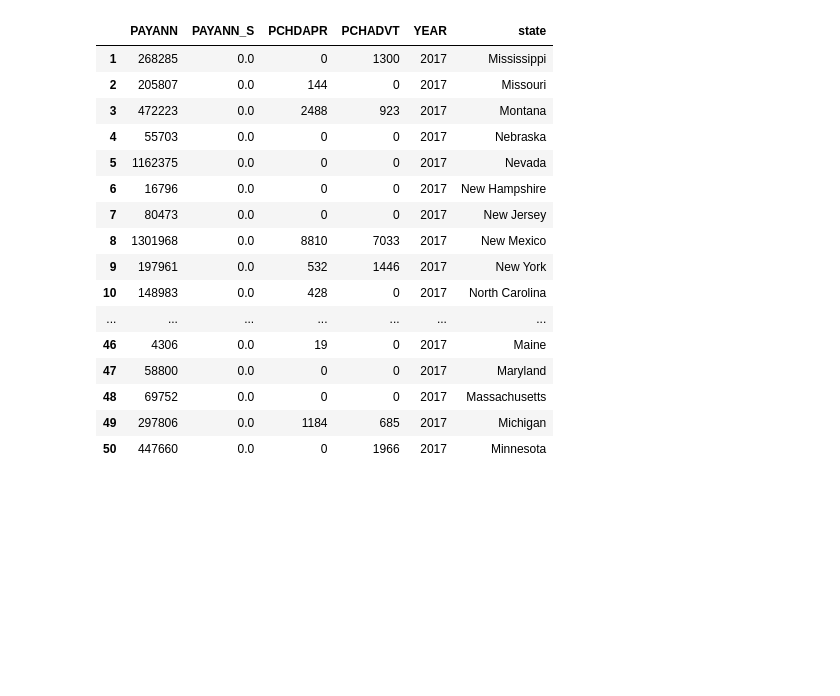
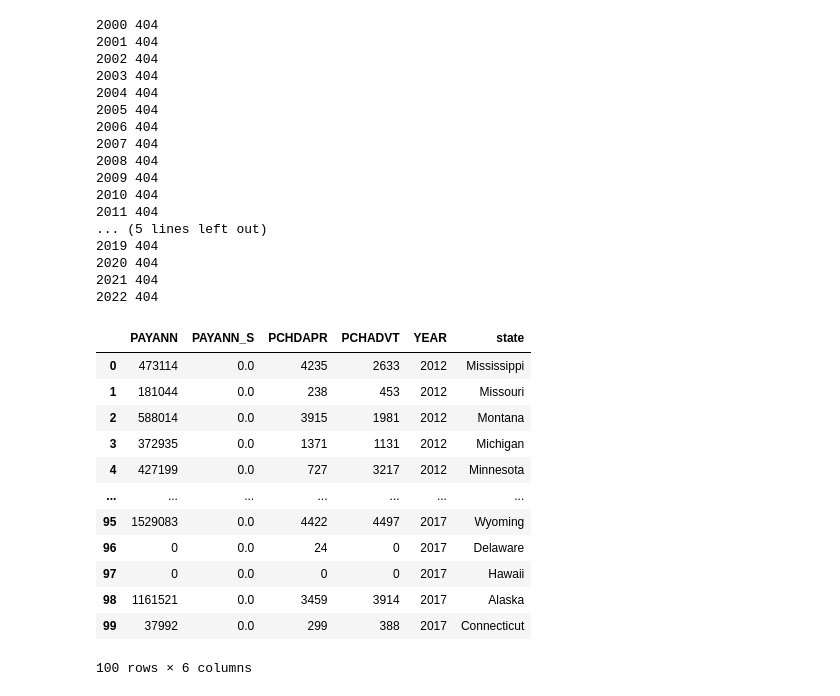
Before and after one commit to kaiwenh4/Stat170-Project, a Jupyter notebook: census_Bureau/collect_data.ipynb, the cells around one changed output. Cells and saved outputs as stored; diff of their text form; code cells hidden in the pictures; blank space fills up the shorter version.

Commit message:
collect all the data we want

```diff
--- a/census_Bureau/collect_data.ipynb
+++ b/census_Bureau/collect_data.ipynb
@@ -57,8 +88,4 @@ result
 # %%
-fields = ','.join(['PCTPOV','PCTUNRELPOV','POP','POV','RACE'])
-url = f"https://api.census.gov/data/timeseries/poverty/histpov2?get={fields}&time=2000"
-content = requests.get(url).json()
-
 """
 PCTPOV:	All People!!Below Poverty Level!!Percent
 PCTUNRELPOV:	People in Families!!Unrelated Individuals!!Below Poverty Level!!Percent
@@ -79,5 +106,24 @@ RACE
     12. Hispanic (of any race)
 """
 
-content
+race = {'1': 'All Races',
+    '2': 'White Alone',
+    '3': 'White',
+    '4': 'White Alone, Not Hispanic',
+    '5': 'White, Not Hispanic',
+    '6': 'Black Alone or in Combination',
+    '7': 'Black Alone',
+    '8': 'Black',
+    '9': 'Asian Alone or in Combination',
+    '10': 'Asian Alone',
+    '11': 'Asian and Pacific Islander',
+    '12': 'Hispanic (of any race)'}
+fields = ','.join(['PCTPOV','PCTUNRELPOV','POP','POV','RACE'])
+url = "https://api.census.gov/data/timeseries/poverty/histpov2?get={fields}&time={year}"
+df1 = crawl_data(url, fields)
+temp = []
+for i in df1['RACE']:
+    temp.append(race[i])
+df1['RACE'] = temp
+df1
 # %% [output]
@@ -91,41 +145,60 @@ content
 # %%
-fields = ','.join(['PAYANN','PAYANN_S','PCHDAPR','PCHADVT','YEAR'])
-url = f"https://api.census.gov/data/2017/ecnbasic?get={fields}&for=state:*"
-content = requests.get(url)
+
 
 """
 PAYANN	年薪（1,000 美元）
 PAYANN_S	年薪相对标准误（%）
 PCHDAPR	数据处理和其他购买的计算机服务（1,000 美元）
 PCHADVT	广告和促销服务（1,000 美元）
 YEAR	Year
 """
+'''
 result = pd.DataFrame(content.json(),columns = content.json()[0])[1:]
 
 d = {}
 for state_name,code in state.values:
     d[code]=state_name
 temp = []
 for i in result['state']:
     temp.append(d[i])
 result['state'] = temp
 
 result
+'''
+fields = ','.join(['PAYANN','PAYANN_S','PCHDAPR','PCHADVT','YEAR'])
+url = "https://api.census.gov/data/{year}/ecnbasic?get={fields}&for=state:*"
+
+df2 = crawl_data(url,fields)
+convert_state(df2)
+df2
 # %% [output]
+2000 404
+2001 404
+2002 404
+2003 404
+2004 404
+2005 404
+2006 404
+2007 404
+2008 404
+2009 404
+2010 404
+2011 404
+... (5 lines left out)
+2019 404
+2020 404
+2021 404
+2022 404
 |  | PAYANN | PAYANN_S | PCHDAPR | PCHADVT | YEAR | state |
-| 1 | 268285 | 0.0 | 0 | 1300 | 2017 | Mississippi |
-| 2 | 205807 | 0.0 | 144 | 0 | 2017 | Missouri |
-| 3 | 472223 | 0.0 | 2488 | 923 | 2017 | Montana |
-| 4 | 55703 | 0.0 | 0 | 0 | 2017 | Nebraska |
-| 5 | 1162375 | 0.0 | 0 | 0 | 2017 | Nevada |
-| 6 | 16796 | 0.0 | 0 | 0 | 2017 | New Hampshire |
-| 7 | 80473 | 0.0 | 0 | 0 | 2017 | New Jersey |
-| 8 | 1301968 | 0.0 | 8810 | 7033 | 2017 | New Mexico |
-| 9 | 197961 | 0.0 | 532 | 1446 | 2017 | New York |
-| 10 | 148983 | 0.0 | 428 | 0 | 2017 | North Carolina |
+| 0 | 473114 | 0.0 | 4235 | 2633 | 2012 | Mississippi |
+| 1 | 181044 | 0.0 | 238 | 453 | 2012 | Missouri |
+| 2 | 588014 | 0.0 | 3915 | 1981 | 2012 | Montana |
+| 3 | 372935 | 0.0 | 1371 | 1131 | 2012 | Michigan |
+| 4 | 427199 | 0.0 | 727 | 3217 | 2012 | Minnesota |
 | ... | ... | ... | ... | ... | ... | ... |
-| 46 | 4306 | 0.0 | 19 | 0 | 2017 | Maine |
-| 47 | 58800 | 0.0 | 0 | 0 | 2017 | Maryland |
-| 48 | 69752 | 0.0 | 0 | 0 | 2017 | Massachusetts |
-| 49 | 297806 | 0.0 | 1184 | 685 | 2017 | Michigan |
-| 50 | 447660 | 0.0 | 0 | 1966 | 2017 | Minnesota |
+| 95 | 1529083 | 0.0 | 4422 | 4497 | 2017 | Wyoming |
+| 96 | 0 | 0.0 | 24 | 0 | 2017 | Delaware |
+| 97 | 0 | 0.0 | 0 | 0 | 2017 | Hawaii |
+| 98 | 1161521 | 0.0 | 3459 | 3914 | 2017 | Alaska |
+| 99 | 37992 | 0.0 | 299 | 388 | 2017 | Connecticut |
+100 rows × 6 columns
```
Also changed, not shown: parts of 6 cells of this notebook.
